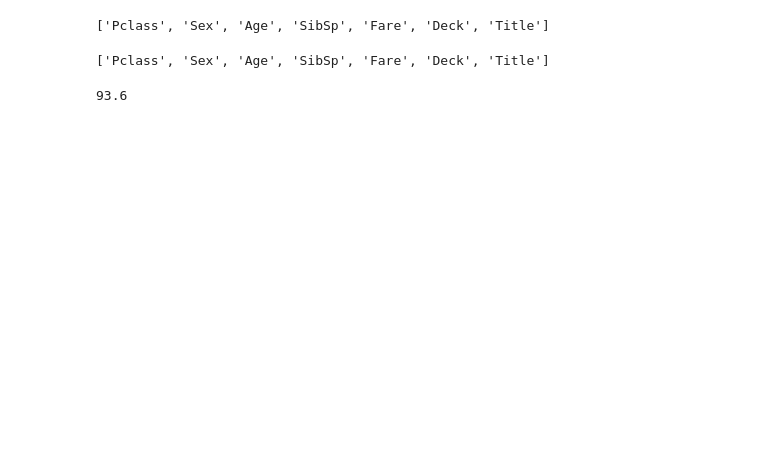
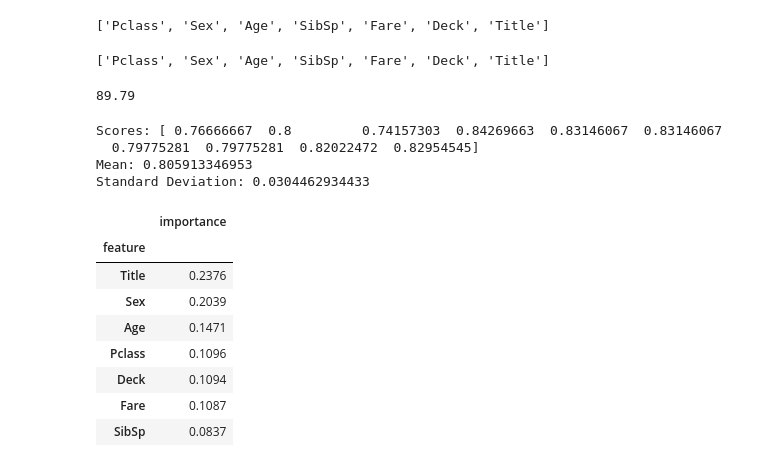
Before and after one commit to julie-huang/titanic, a Jupyter notebook: Titanic Machine Learning From Disaster.ipynb, the cells around one changed output. Drawn from its saved outputs; the diff is of its cells as text; code cells hidden in the pictures; blank space fills up the shorter version.

```diff
--- a/Titanic Machine Learning From Disaster.ipynb
+++ b/Titanic Machine Learning From Disaster.ipynb
@@ -351,12 +382,39 @@ list(test_df)
 # %%
 # Retrain random forest after removing Parch and Embarked
 rf = RandomForestClassifier(n_estimators=100, oob_score=True)
-rf.fit(x_train, y_train)
-y_preds = rf.predict(x_train)
+random_forest=rf.fit(train_df, y_train)
+y_preds = rf.predict(train_df)
 
-rf.score(x_train, y_train)
+rf.score(train_df, y_train)
 
-acc_rf = round((rf.score(x_train, y_train))* 100, 2)
+acc_rf = round((rf.score(train_df, y_train))* 100, 2)
 print(acc_rf)
 # %% [output]
-93.6
+89.79
+# %%
+from sklearn.model_selection import cross_val_score
+rf = RandomForestClassifier(n_estimators=100)
+scores = cross_val_score(rf, x_train, y_train, cv=10, scoring='accuracy')
+print("Scores:", scores)
+print("Mean:", scores.mean())
+print("Standard Deviation:", scores.std())
+# %% [output]
+Scores: [ 0.76666667  0.8         0.74157303  0.84269663  0.83146067  0.83146067
+  0.79775281  0.79775281  0.82022472  0.82954545]
+Mean: 0.805913346953
+Standard Deviation: 0.0304462934433
+# %%
+importances = pd.DataFrame({'feature': train_df.columns, 'importance':np.round(random_forest.feature_importances_,4)})
+
+importances=importances.sort_values('importance', ascending=False).set_index('feature')
+importances
+# %% [output]
+|  | importance |
+| feature |  |
+| Title | 0.2376 |
+| Sex | 0.2039 |
+| Age | 0.1471 |
+| Pclass | 0.1096 |
+| Deck | 0.1094 |
+| Fare | 0.1087 |
+| SibSp | 0.0837 |
```
Also changed, not shown: parts of 14 cells of this notebook, 2 other files.
